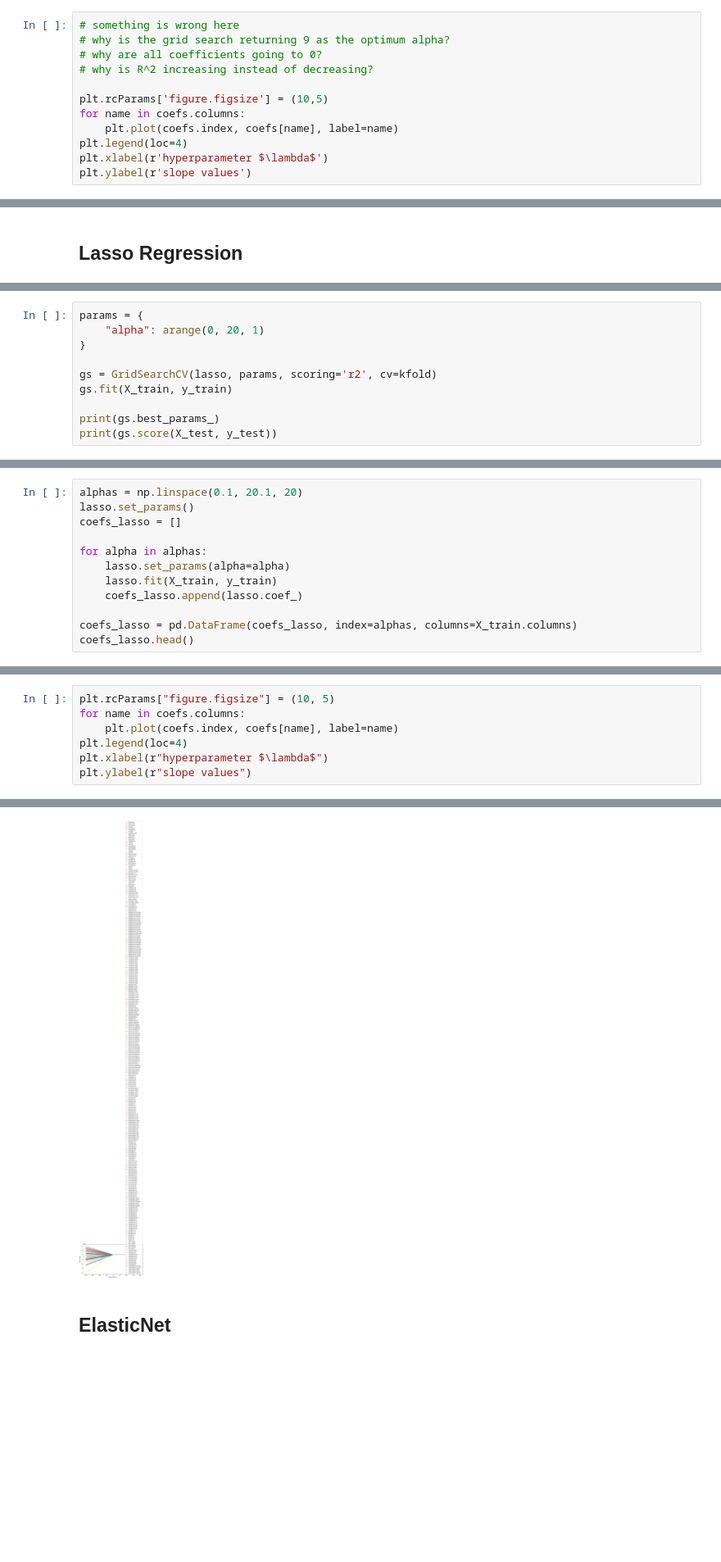
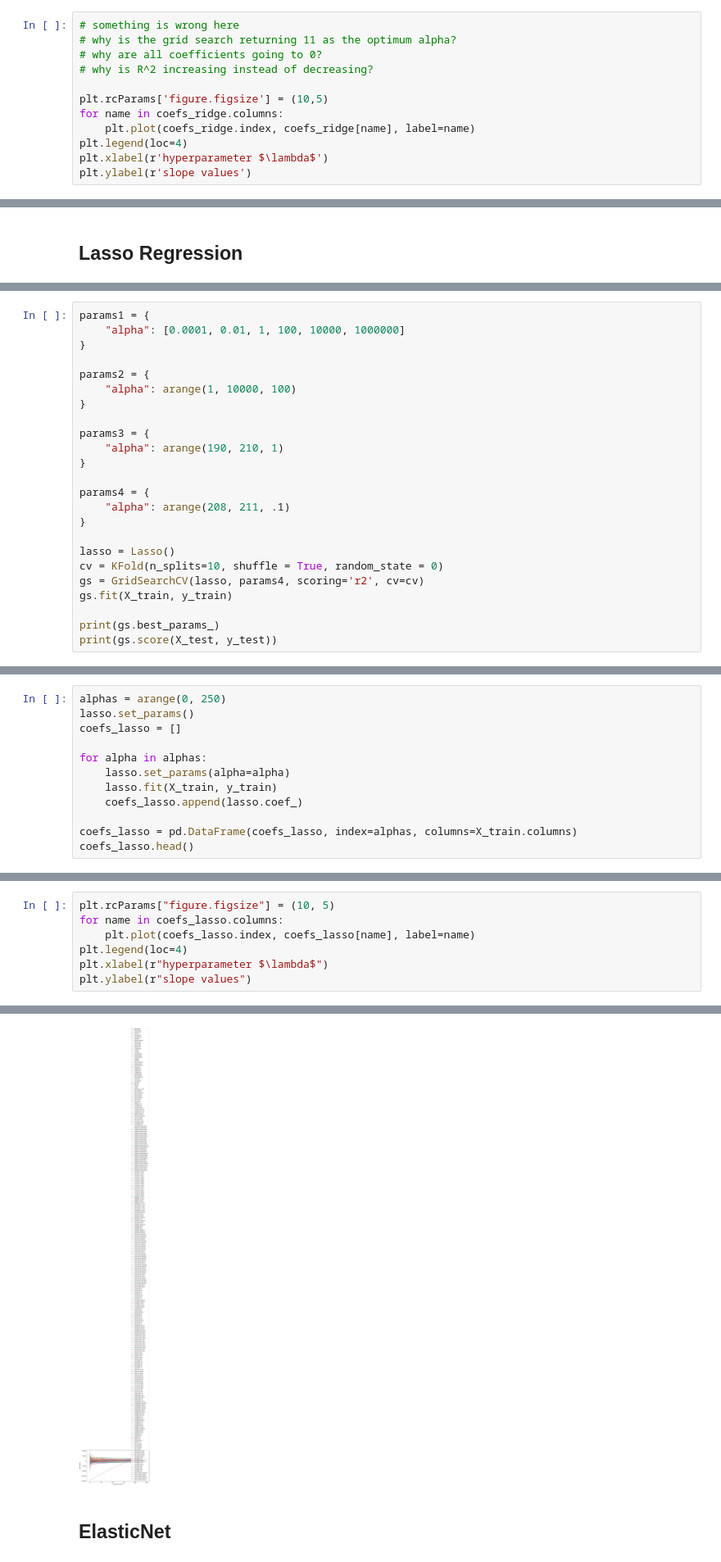
Before and after one commit to ersdanforth/ames_housing, a Jupyter notebook: linear_models.ipynb, the cells around one changed output, grey strips where cells are left out. Shown at 82% size. Cells and saved outputs as stored; diff of their text form; blank space fills up the shorter version.

```diff
--- a/linear_models.ipynb
+++ b/linear_models.ipynb
@@ -403,12 +402,12 @@ coefs.head()
 # %%
 # something is wrong here
-# why is the grid search returning 9 as the optimum alpha?
+# why is the grid search returning 11 as the optimum alpha?
 # why are all coefficients going to 0?
 # why is R^2 increasing instead of decreasing?
 
 plt.rcParams['figure.figsize'] = (10,5)
-for name in coefs.columns:
-    plt.plot(coefs.index, coefs[name], label=name)
+for name in coefs_ridge.columns:
+    plt.plot(coefs_ridge.index, coefs_ridge[name], label=name)
 plt.legend(loc=4)
 plt.xlabel(r'hyperparameter $\lambda$')
 plt.ylabel(r'slope values')
@@ -442,9 +459,23 @@ Average R-squared score: 0.9054744874220375
 # %%
-params = {
-    "alpha": arange(0, 20, 1)
+params1 = {
+    "alpha": [0.0001, 0.01, 1, 100, 10000, 1000000]
 }
 
-gs = GridSearchCV(lasso, params, scoring='r2', cv=kfold)
+params2 = {
+    "alpha": arange(1, 10000, 100)
+}
+
+params3 = {
+    "alpha": arange(190, 210, 1)
+}
+
+params4 = {
+    "alpha": arange(208, 211, .1)
+}
+
+lasso = Lasso()
+cv = KFold(n_splits=10, shuffle = True, random_state = 0)
+gs = GridSearchCV(lasso, params4, scoring='r2', cv=cv)
 gs.fit(X_train, y_train)
 
 print(gs.best_params_)
@@ -468,5 +486,5 @@ print(gs.score(X_test, y_test))
 # %%
-alphas = np.linspace(0.1, 20.1, 20)
+alphas = arange(0, 250)
 lasso.set_params()
 coefs_lasso = []
 
@@ -488,13 +506,13 @@ coefs_lasso.head()
 # %%
 plt.rcParams["figure.figsize"] = (10, 5)
-for name in coefs.columns:
-    plt.plot(coefs.index, coefs[name], label=name)
+for name in coefs_lasso.columns:
+    plt.plot(coefs_lasso.index, coefs_lasso[name], label=name)
 plt.legend(loc=4)
 plt.xlabel(r"hyperparameter $\lambda$")
 plt.ylabel(r"slope values")
 # %% [output]
 Text(0, 0.5, 'slope values')
-[figure, old version]
+[figure, new version]
 # %% [markdown]
 ## ElasticNet
 # %%
```
Also changed, not shown: parts of 52 cells of this notebook, 4 other files.
